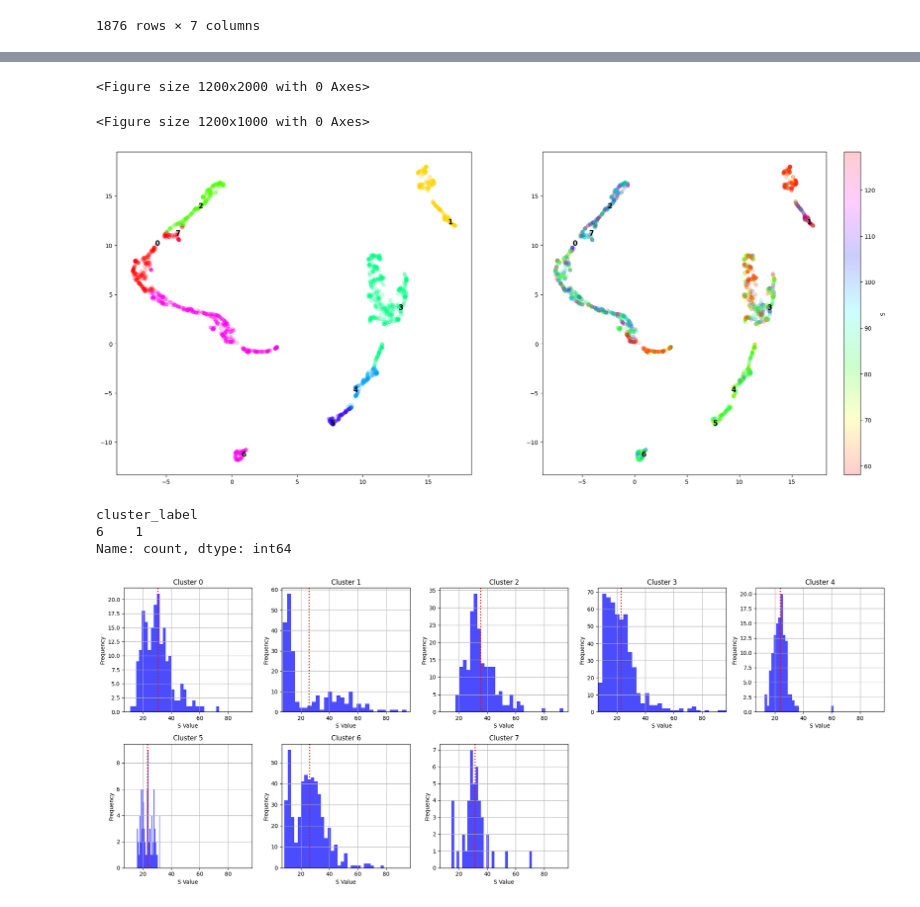
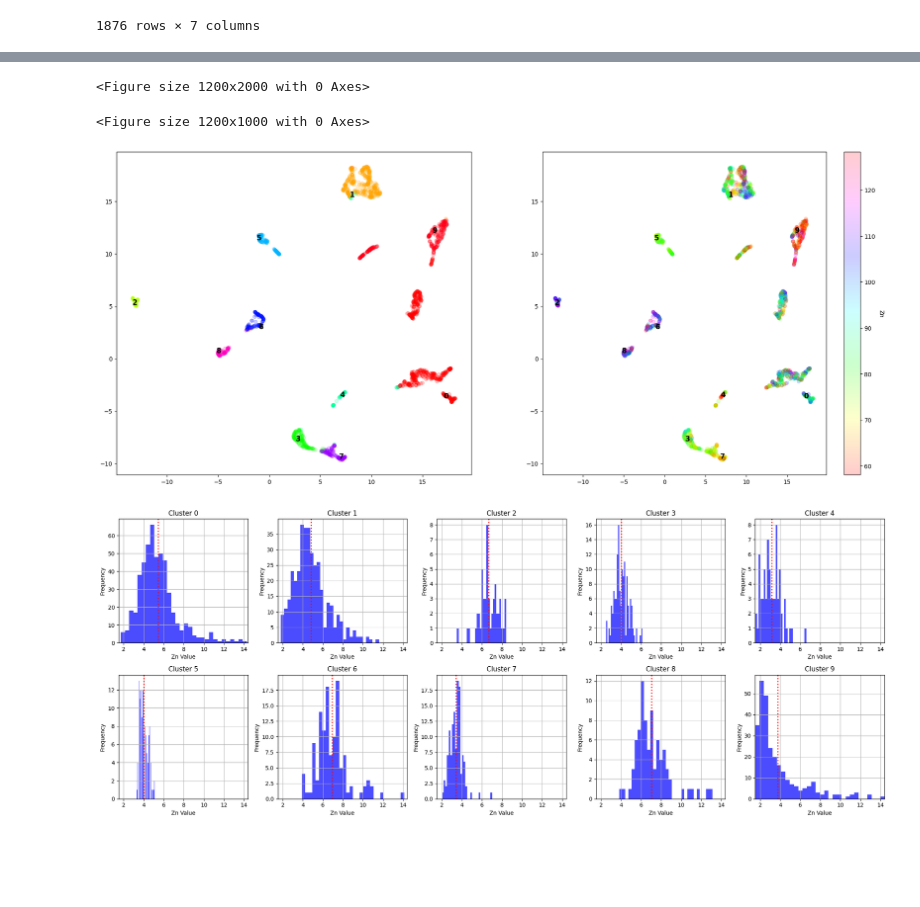
Before and after one commit to joao-alcindo/hsi-msn, a Jupyter notebook: plot_groups_hp2.ipynb, the cells around one changed output, grey strips where cells are left out. Drawn from its saved outputs; the diff is of its cells as text; code cells hidden in the pictures; blank space fills up the shorter version.

```diff
--- a/plot_groups_hp2.ipynb
+++ b/plot_groups_hp2.ipynb
@@ -237,7 +239,7 @@ plt.figure(figsize=(12, 10))
 
 # quero um cmap pra classes
 # Use 'c' para o mapeamento de cores e guarde o objeto do scatter plot
-scatter = plt.scatter(tsne_E[:, 0], tsne_E[:, 1], c=values, cmap='hsv', label='Latent Points', alpha=0.2)
+scatter = plt.scatter(tsne_E[:, 0], tsne_E[:, 1], c=cluster_labels, cmap='hsv', label='Latent Points', alpha=0.2)
 
 # # # Adiciona a barra de cores and title
 cbar = plt.colorbar(scatter)
@@ -329,6 +398,6 @@ Salvando a imagem em 'tsne_grid_3x2.png'
 # %%
 
-elemento = 'S'
+elemento = 'Zn'
 
 
 # # Plotar os resultados do t-SNE
@@ -373,4 +442,4 @@ plt.savefig('umap_plot.png')
 # %% [output]
 <Figure size 1200x2000 with 0 Axes>
 <Figure size 1200x1000 with 0 Axes>
-[figure, old version]
+[figure, new version]
@@ -377,17 +448,11 @@ plt.savefig('umap_plot.png')
 # %%
 # add cluster labels to train_gt dataframe
 train_gt['cluster_label'] = cluster_labels
-# %%
-train_gt[train_gt['sample_index'] == 1344]['cluster_label'].value_counts()
-# %% [output]
-cluster_label
-6    1
-Name: count, dtype: int64
 # %%
 import matplotlib.pyplot as plt
 import numpy as np # Importado para o ceil
 
-elemento = 'S'
+elemento = 'Zn'
 
 # --- Suas definições (assumindo que 'train_gt' e 'elemento' existem) ---
 cluster_limits = {'x_min': train_gt[elemento].min(), 'x_max': train_gt[elemento].max()}
@@ -417,34 +482,34 @@ for i, cluster_to_plot in enumerate(all_clusters):
 
     # 6. Plotar DIRETAMENTE no eixo (ax)
     ax.hist(cluster_data[elemento], bins=30, color='blue', alpha=0.7)
 
     # --- NOVO TRECHO ADICIONADO ---
     # Calcular a média do cluster
     cluster_mean = cluster_data[elemento].mean()
     # Adicionar a linha da média (vermelha, pontilhada)
     ax.axvline(cluster_mean, color='red', linestyle='dotted', linewidth=2)
     # --- FIM DO NOVO TRECHO ---
 
     # 7. Usar os métodos 'set_' para configurar o eixo
     ax.set_title(f'Cluster {cluster_to_plot}')
     ax.set_xlabel(f'{elemento} Value', fontsize=10)
     ax.set_ylabel('Frequency', fontsize=10)
     ax.grid(True)
 
     # Definir os mesmos limites para todos os plots
     ax.set_xlim(cluster_limits['x_min'], cluster_limits['x_max'])
 
 # 8. Desligar eixos extras
 for j in range(num_clusters, nrows * ncols):
     axes_flat[j].axis('off')
 
 # 9. Ajustar o layout
 plt.tight_layout()
 
 # 10. Mostrar a imagem inteira
 plt.show()
 # %% [output]
-[figure, old version]
+[figure, new version]
 # %%
 import matplotlib.pyplot as plt
 import numpy as np
```
Also changed, not shown: parts of 16 cells of this notebook, 5 other files.
